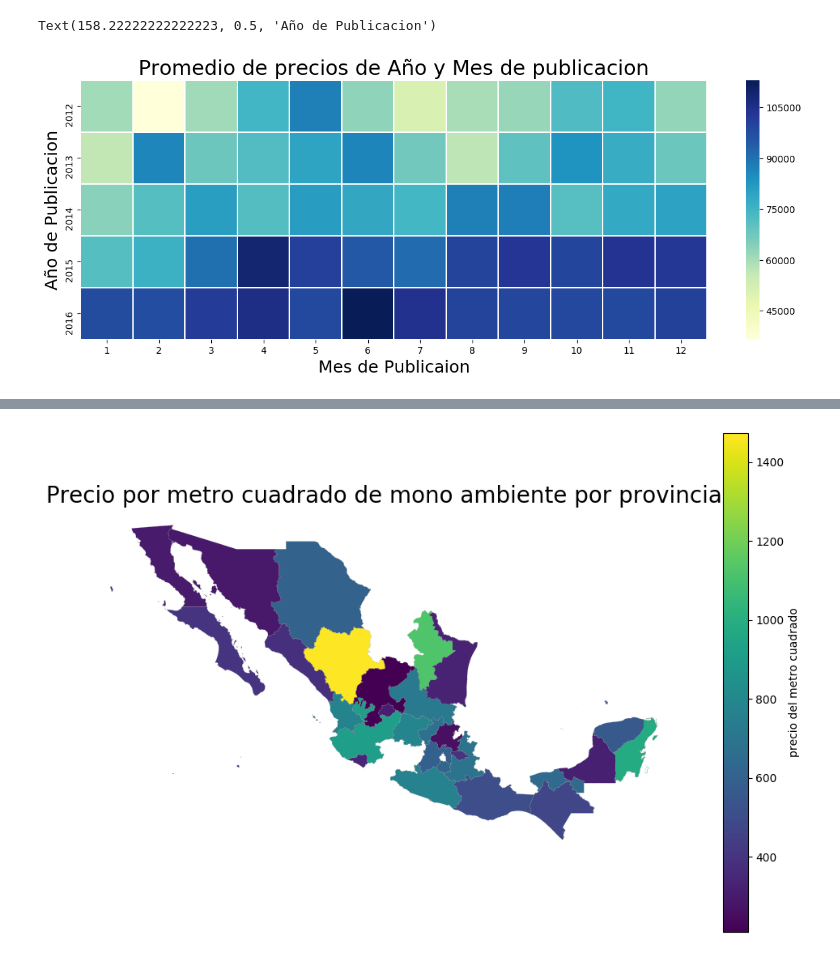
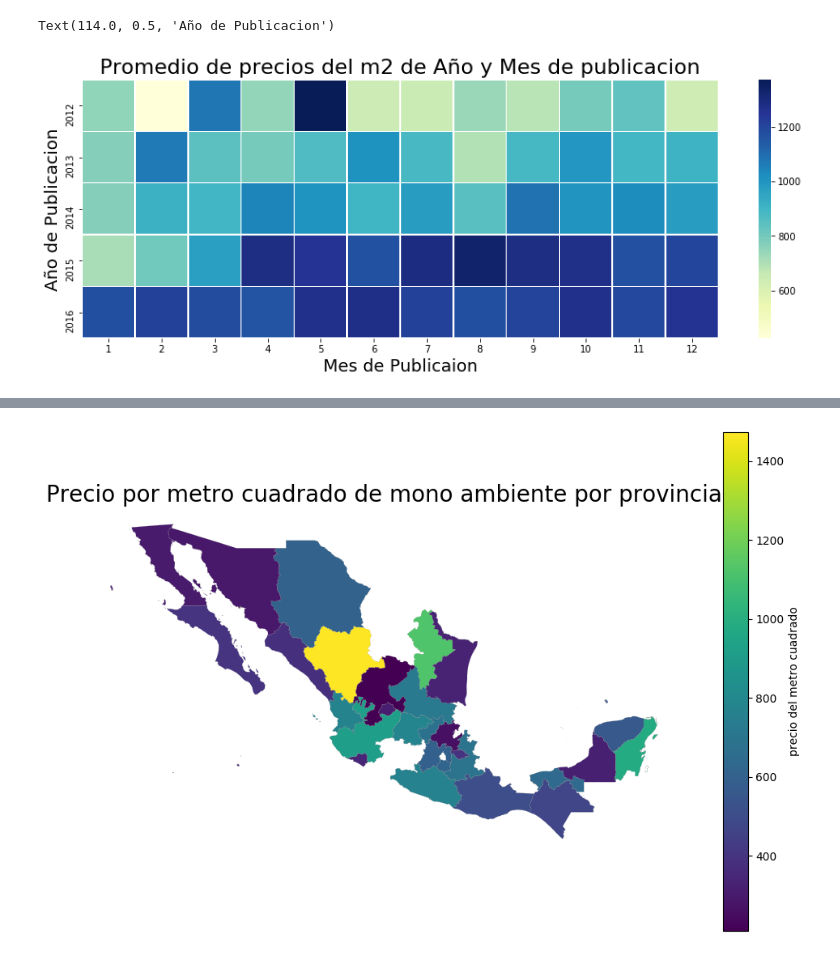
Before and after one commit to petermacgaul/orgaDatos-1, a Jupyter notebook: TP1/04-AnalisisMonoAmbientes.ipynb, the cells around one changed output, grey strips where cells are left out. Drawn from its saved outputs; the diff is of its cells as text; code cells hidden in the pictures.

```diff
--- a/TP1/04-AnalisisMonoAmbientes.ipynb
+++ b/TP1/04-AnalisisMonoAmbientes.ipynb
@@ -53,16 +68,16 @@ mono_m2_prov.plot(kind='barh', figsize=(10, 10),title="Propiedades por provincia
 # %%
-columnas = ["anio de publicacion","mes de publicacion","preciousd"]
+columnas = ["anio de publicacion","mes de publicacion","preciom2usd"]
 publicado = mono[columnas]
-publicado = publicado.pivot_table(index='anio de publicacion', columns='mes de publicacion', values='preciousd', aggfunc='mean')
+publicado = publicado.pivot_table(index='anio de publicacion', columns='mes de publicacion', values='preciom2usd', aggfunc='mean')
 plt.figure(figsize=(15,5))
 g = sns.heatmap(publicado,  cmap="YlGnBu", linewidths=.5)
 g.set_ylim(5,-0,1)
-g.set_title("Promedio de precios de Año y Mes de publicacion", fontsize=22)
+g.set_title("Promedio de precios del m2 de Año y Mes de publicacion", fontsize=22)
 g.set_xlabel("Mes de Publicaion",fontsize=18)
 g.set_ylabel("Año de Publicacion", fontsize=18)
 # %% [output]
-Text(158.22222222222223, 0.5, 'Año de Publicacion')
+Text(114.0, 0.5, 'Año de Publicacion')
-[figure, old version]
+[figure, new version]
 # %%
 columnas = ["anio de publicacion","mes de publicacion","antiguedad"]
 publicado = mono[columnas]
```
Also changed, not shown: parts of 13 cells of this notebook, 1 other file.
